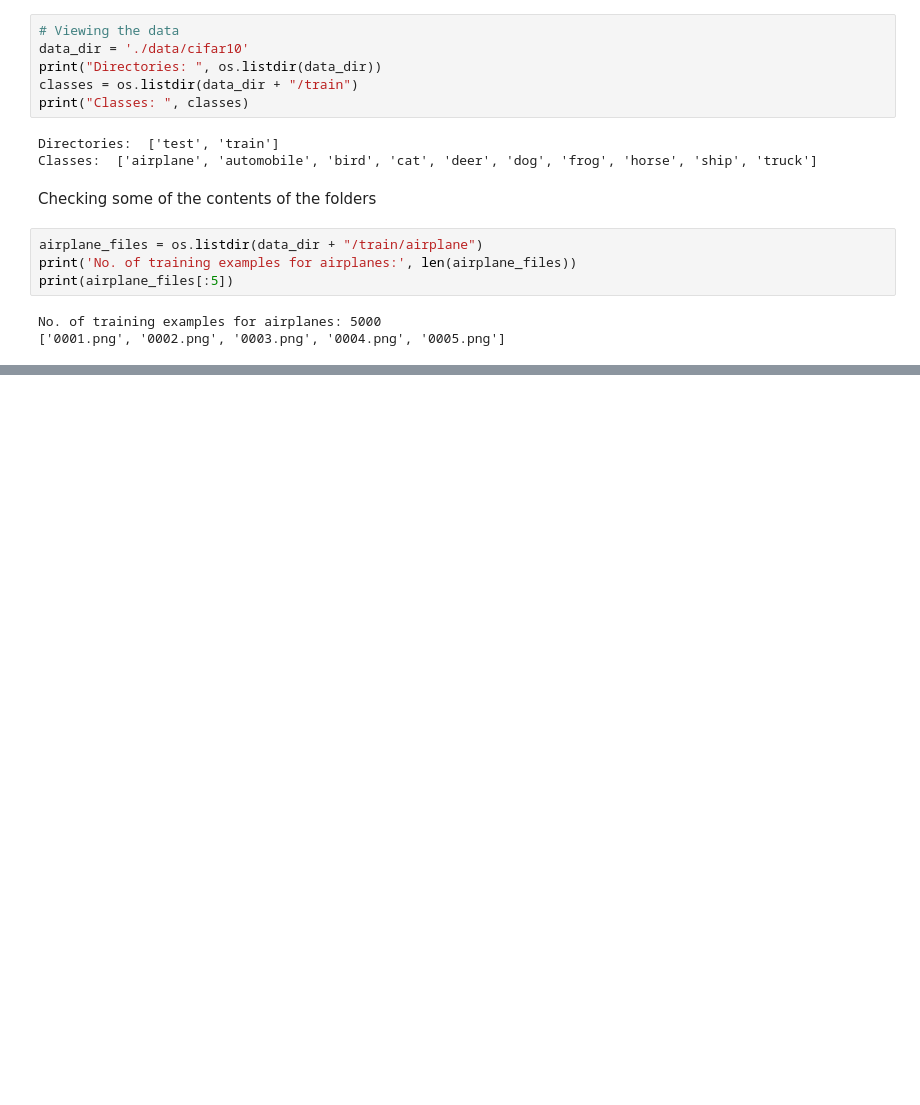
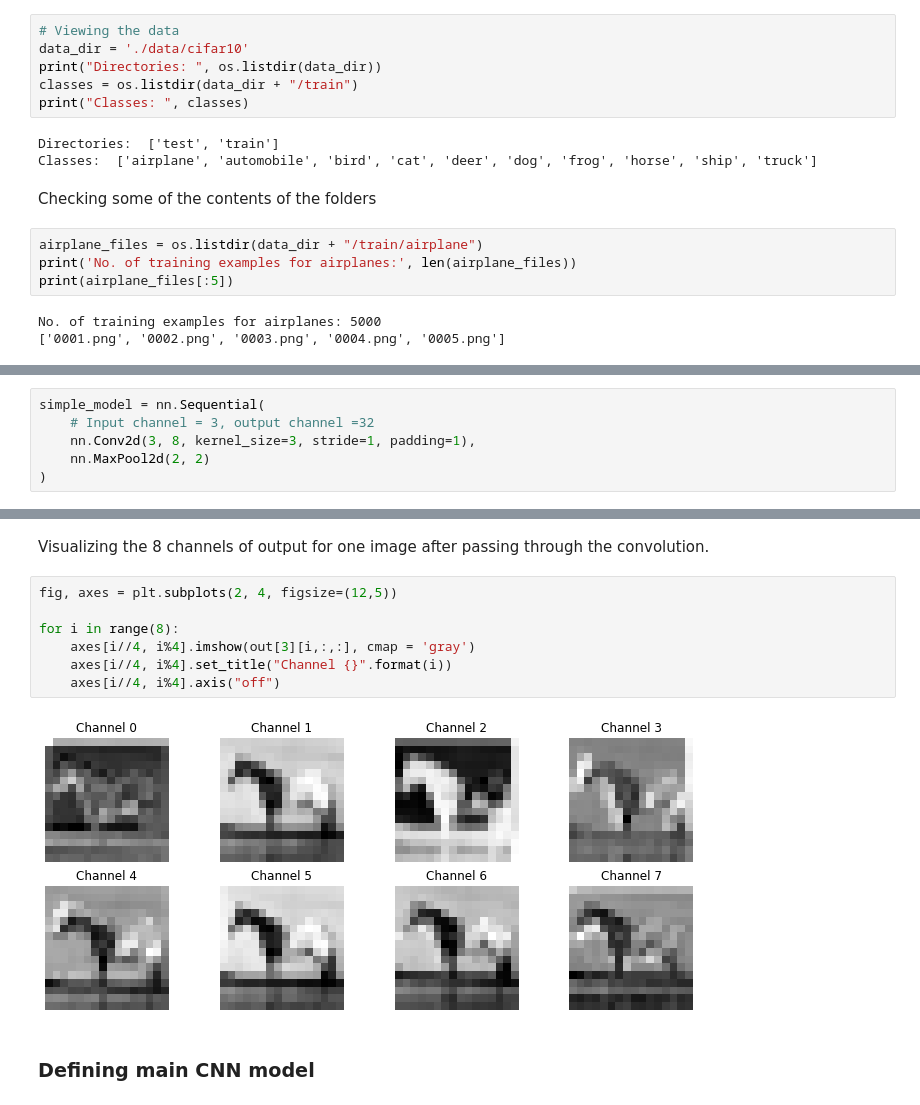
Before and after one commit to AnirbanMukherjeeXD/pytorch-lessons, a Jupyter notebook: 6_image_classification_on_CIFAR10_using_cnn_GPU.ipynb, the cells around one changed output, grey strips where cells are left out. Drawn from its saved outputs; the diff is of its cells as text; blank space fills up the shorter version.

```diff
--- a/6_image_classification_on_CIFAR10_using_cnn_GPU.ipynb
+++ b/6_image_classification_on_CIFAR10_using_cnn_GPU.ipynb
@@ -44,0 +114,6 @@ No. of training examples for airplanes: 5000
+# %%
+simple_model = nn.Sequential(
+    # Input channel = 3, output channel =32
+    nn.Conv2d(3, 8, kernel_size=3, stride=1, padding=1),
+    nn.MaxPool2d(2, 2)
+)
@@ -44,0 +130,13 @@ No. of training examples for airplanes: 5000
+# %% [markdown]
+Visualizing the 8 channels of output for one image after passing through the convolution.
+# %%
+fig, axes = plt.subplots(2, 4, figsize=(12,5))
+
+for i in range(8):
+    axes[i//4, i%4].imshow(out[3][i,:,:], cmap = 'gray')
+    axes[i//4, i%4].set_title("Channel {}".format(i))
+    axes[i//4, i%4].axis("off")
+# %% [output]
+[figure, added]
+# %% [markdown]
+### Defining main CNN model
```
Also changed, not shown: parts of 56 cells of this notebook.
